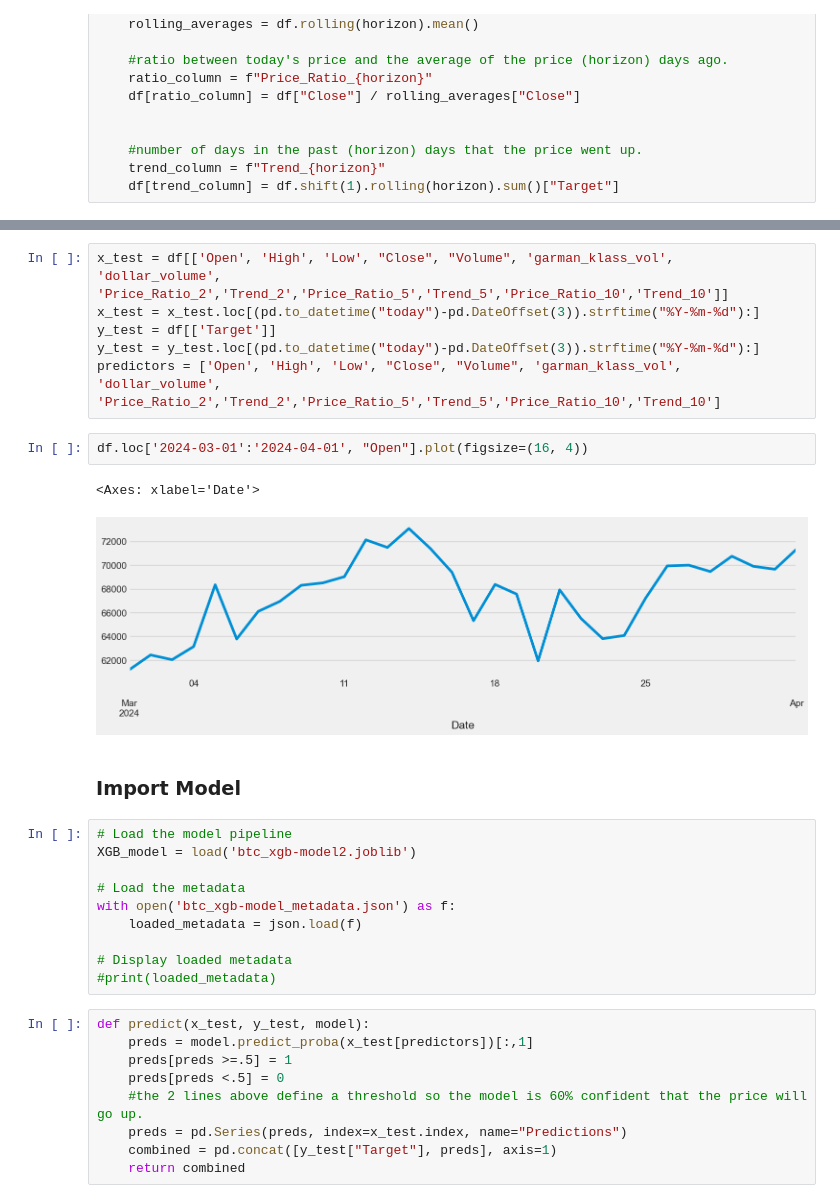
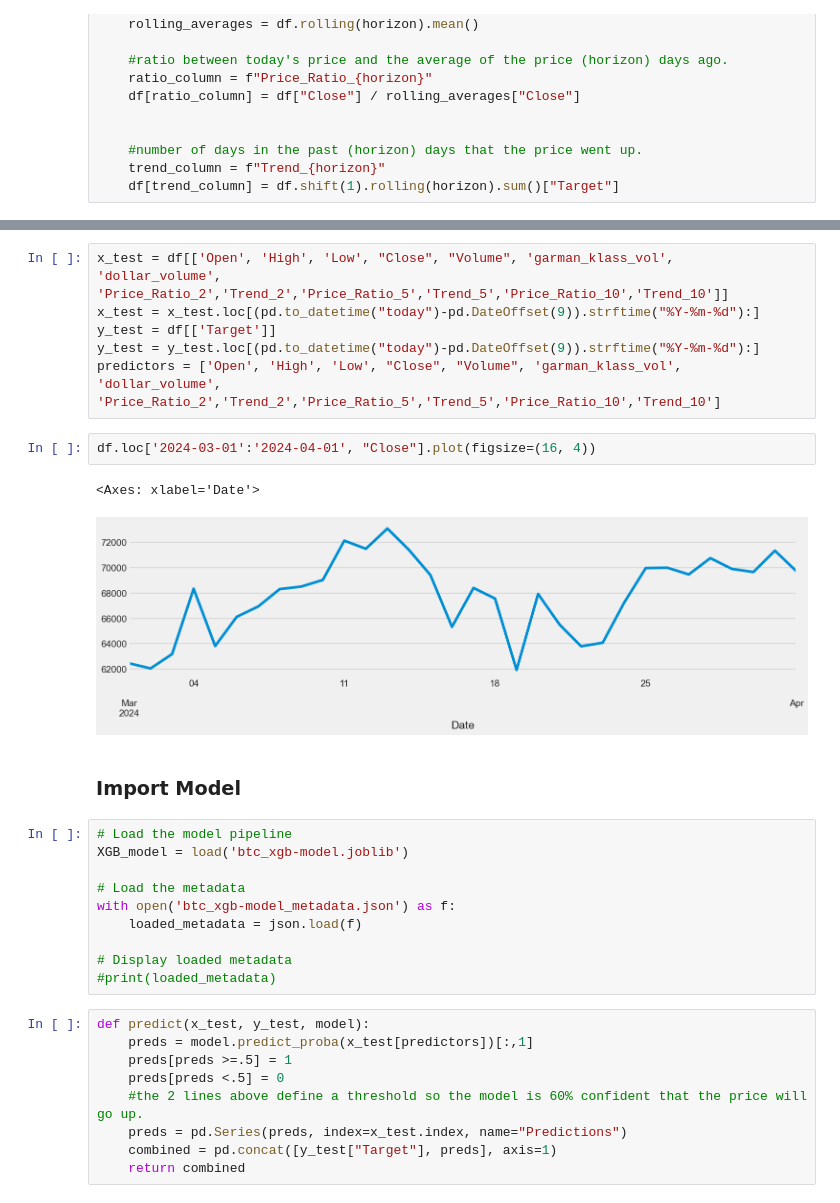
Before and after one commit to Clercminator/Bitcoin-Price-Direction, a Jupyter notebook: AssetPrediction Automated - David.ipynb, the cells around one changed output, grey strips where cells are left out. Drawn from its saved outputs; the diff is of its cells as text.

```diff
--- a/AssetPrediction Automated - David.ipynb
+++ b/AssetPrediction Automated - David.ipynb
@@ -96,19 +96,19 @@ df
 # %%
 x_test = df[['Open', 'High', 'Low', "Close", "Volume", 'garman_klass_vol', 'dollar_volume', 'Price_Ratio_2','Trend_2','Price_Ratio_5','Trend_5','Price_Ratio_10','Trend_10']]
-x_test = x_test.loc[(pd.to_datetime("today")-pd.DateOffset(3)).strftime("%Y-%m-%d"):]
+x_test = x_test.loc[(pd.to_datetime("today")-pd.DateOffset(9)).strftime("%Y-%m-%d"):]
 y_test = df[['Target']]
-y_test = y_test.loc[(pd.to_datetime("today")-pd.DateOffset(3)).strftime("%Y-%m-%d"):]
+y_test = y_test.loc[(pd.to_datetime("today")-pd.DateOffset(9)).strftime("%Y-%m-%d"):]
 predictors = ['Open', 'High', 'Low', "Close", "Volume", 'garman_klass_vol', 'dollar_volume', 'Price_Ratio_2','Trend_2','Price_Ratio_5','Trend_5','Price_Ratio_10','Trend_10']
 # %%
-df.loc['2024-03-01':'2024-04-01', "Open"].plot(figsize=(16, 4))
+df.loc['2024-03-01':'2024-04-01', "Close"].plot(figsize=(16, 4))
 # %% [output]
 <Axes: xlabel='Date'>
-[figure, old version]
+[figure, new version]
 # %% [markdown]
 ### **Import Model**
 # %%
 # Load the model pipeline
-XGB_model = load('btc_xgb-model2.joblib')
+XGB_model = load('btc_xgb-model.joblib')
 
 # Load the metadata
 with open('btc_xgb-model_metadata.json') as f:
```
Also changed, not shown: parts of 3 cells of this notebook, 4 other files.
